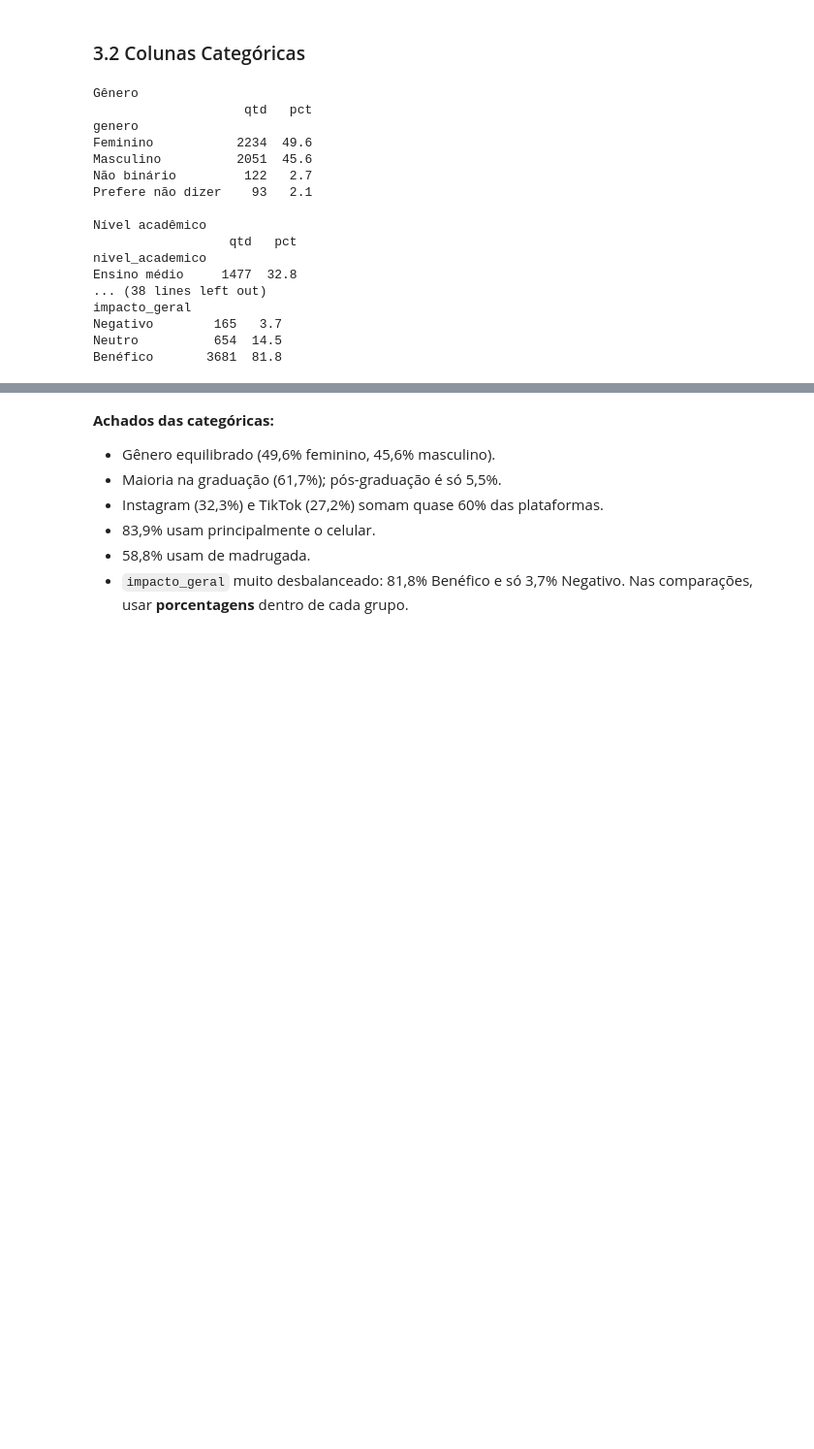
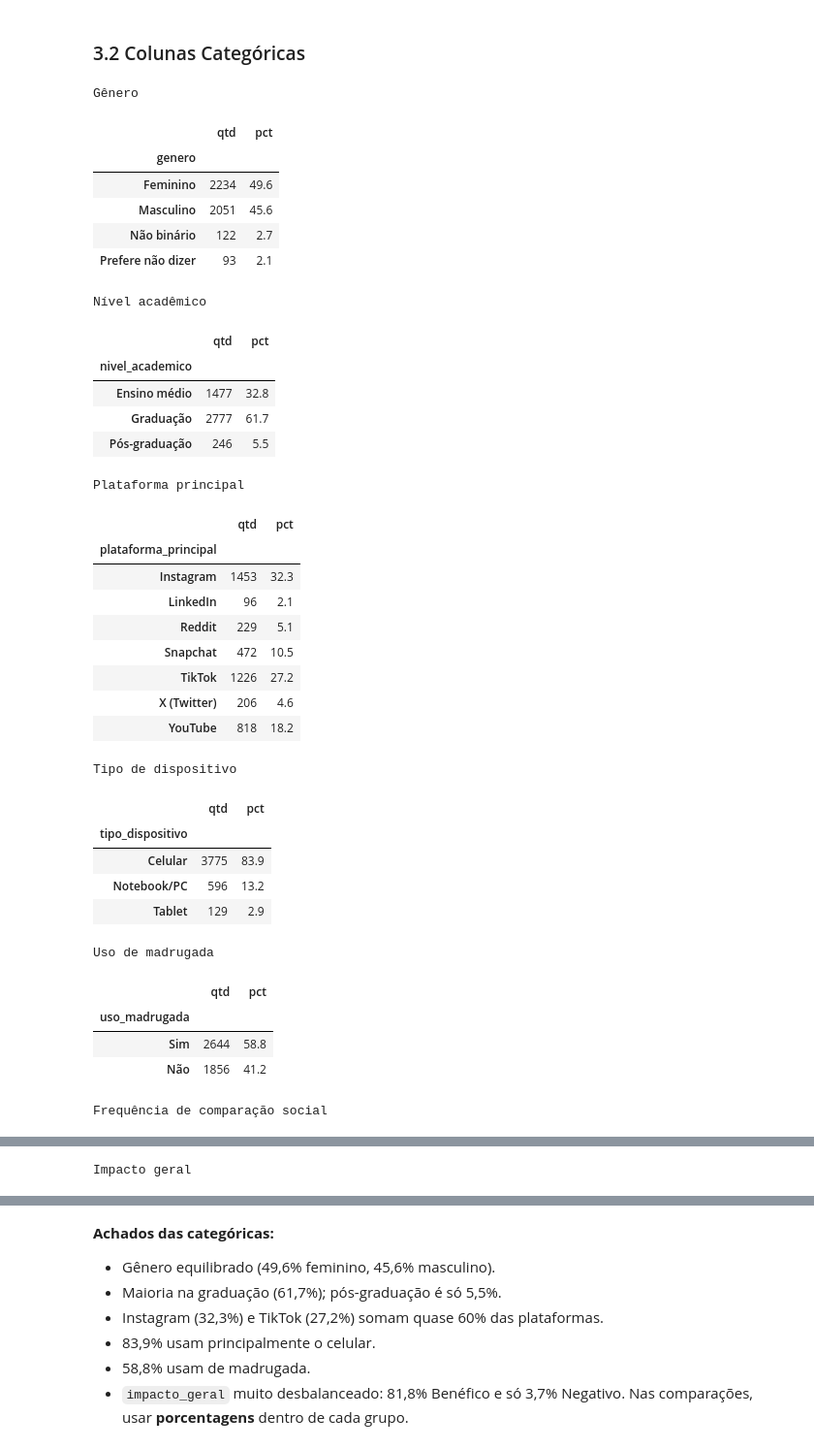
Before and after one commit to syspone/Social-Media-Impact, a Jupyter notebook: notebooks/01_exploracao_dados.ipynb, the cells around one changed output, grey strips where cells are left out. Shown at 97% size. Cells and saved outputs as stored; diff of their text form; code cells hidden in the pictures; blank space fills up the shorter version.

Commit message:
alteração no laço for coluna do arquivo 01_exploração

```diff
--- a/notebooks/01_exploracao_dados.ipynb
+++ b/notebooks/01_exploracao_dados.ipynb
@@ -138,25 +138,44 @@ categoricas = colunas_categoricas(df)
 # Cópia do df só para gráficos e tabelas, com Sim/Não no lugar de True/False
 df_exibicao = para_exibicao(df)
 # %%
+from IPython.core.display_functions import display
 # Quantidade e % de cada categoria
 for coluna in categoricas:
     print(f"\n{rotulo(coluna)}")
-    print(contagem(df_exibicao, coluna))
+    display(contagem(df_exibicao, coluna))
 # %% [output]
 Gênero
-                    qtd   pct
-genero
-Feminino           2234  49.6
-Masculino          2051  45.6
-Não binário         122   2.7
-Prefere não dizer    93   2.1
-
-Nível acadêmico
-                  qtd   pct
-nivel_academico
-Ensino médio     1477  32.8
-... (38 lines left out)
-impacto_geral
-Negativo        165   3.7
-Neutro          654  14.5
-Benéfico       3681  81.8
+|  | qtd | pct |
+| genero |  |  |
+| Feminino | 2234 | 49.6 |
+| Masculino | 2051 | 45.6 |
+| Não binário | 122 | 2.7 |
+| Prefere não dizer | 93 | 2.1 |
+Nível acadêmico
+|  | qtd | pct |
+| nivel_academico |  |  |
+| Ensino médio | 1477 | 32.8 |
+| Graduação | 2777 | 61.7 |
+| Pós-graduação | 246 | 5.5 |
+Plataforma principal
+|  | qtd | pct |
+| plataforma_principal |  |  |
+| Instagram | 1453 | 32.3 |
+| LinkedIn | 96 | 2.1 |
+| Reddit | 229 | 5.1 |
+| Snapchat | 472 | 10.5 |
+| TikTok | 1226 | 27.2 |
+| X (Twitter) | 206 | 4.6 |
+| YouTube | 818 | 18.2 |
+Tipo de dispositivo
+|  | qtd | pct |
+| tipo_dispositivo |  |  |
+| Celular | 3775 | 83.9 |
+| Notebook/PC | 596 | 13.2 |
+| Tablet | 129 | 2.9 |
+Uso de madrugada
+|  | qtd | pct |
+| uso_madrugada |  |  |
+| Sim | 2644 | 58.8 |
+| Não | 1856 | 41.2 |
+Frequência de comparação social
@@ -162,0 +189 @@ Benéfico       3681  81.8
+Impacto geral
```
Also changed, not shown: parts of 1 cell of this notebook.
